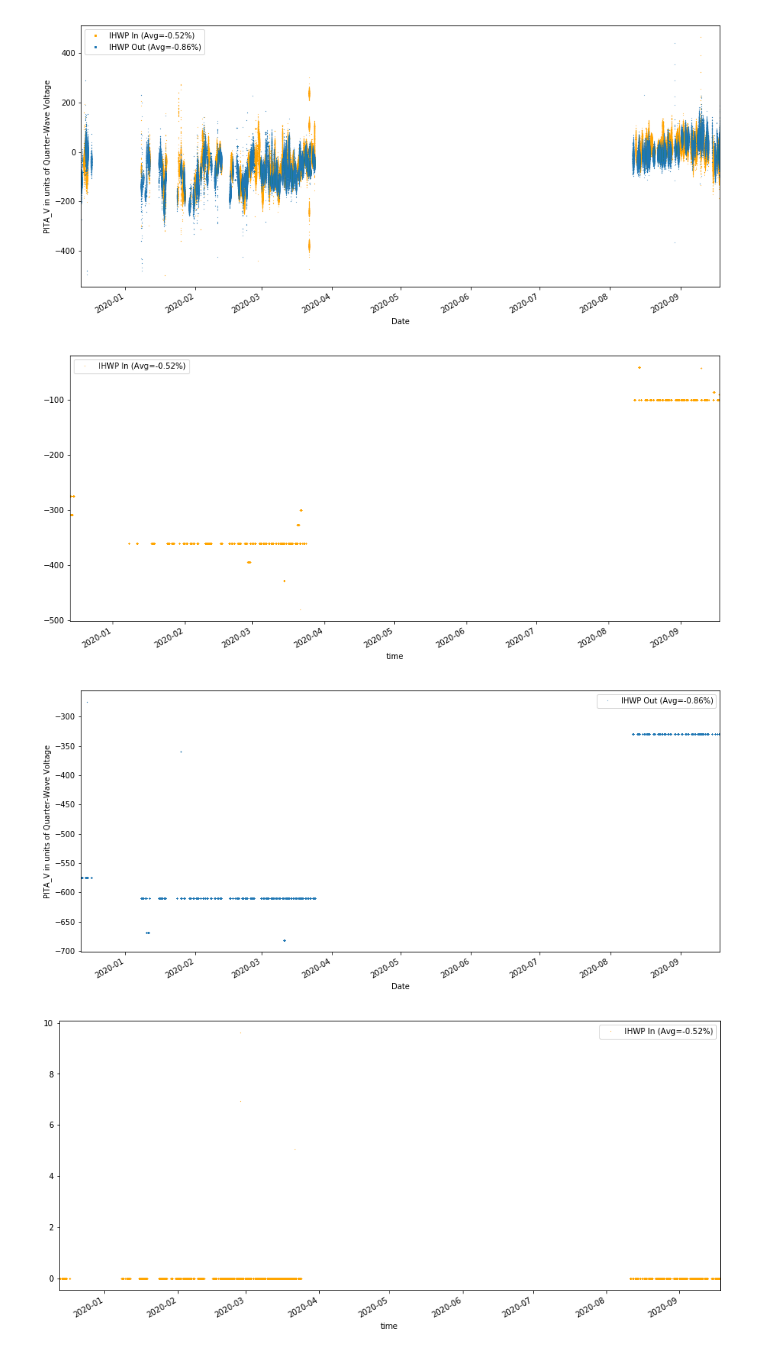
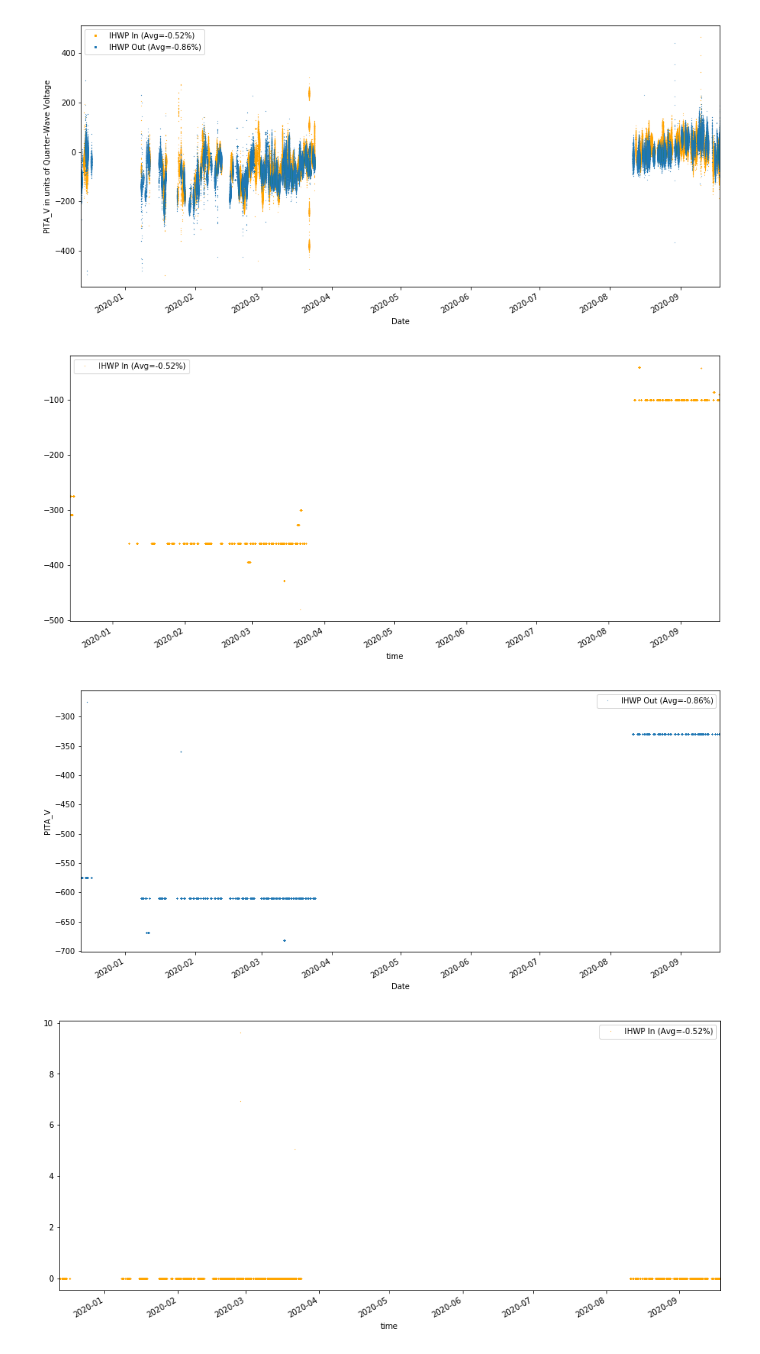
Before and after one commit to jonesdc76/MollerPolarimetry, a Jupyter notebook: macros/CREX_PITA_retardance.ipynb, the cells around one changed output. Saved outputs shown, nothing was run; the diff lists cells and outputs as text; code cells hidden in the pictures.

```diff
--- a/macros/CREX_PITA_retardance.ipynb
+++ b/macros/CREX_PITA_retardance.ipynb
@@ -72,12 +72,12 @@ plt.show()
 # %%
 df_in.plot(x='time',y='RTPPITA1CNTSET',style=',', color='orange', label='IHWP In (Avg=-0.52%)',marker='s', markersize=12./fig.dpi)
 df_out.plot(style=',',x='time',y='RTPPITA1CNTSET', label='IHWP Out (Avg=-0.86%)',marker='s',markersize=12./fig.dpi)
-plt.ylabel('PITA_V in units of Quarter-Wave Voltage')
+plt.ylabel('PITA_V')
 plt.xlabel('Date')
 plt.show()
 # %% [output]
 [figure]
-[figure, old version]
+[figure, new version]
 # %%
 df_new.plot(x='time',y='rms',style=',', color='orange', label='IHWP In (Avg=-0.52%)',marker='s', markersize=12./fig.dpi)
 plt.show()
```
Also changed, not shown: parts of 2 cells of this notebook, 2 other files.
